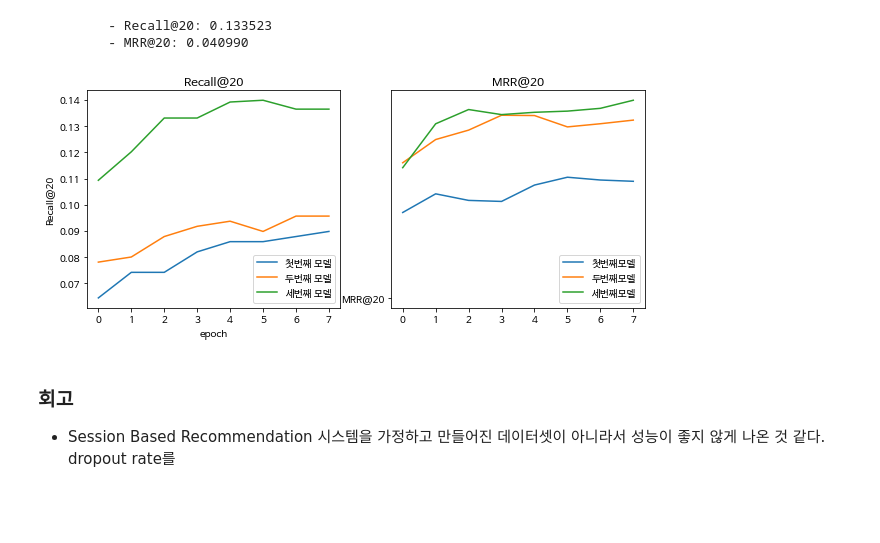
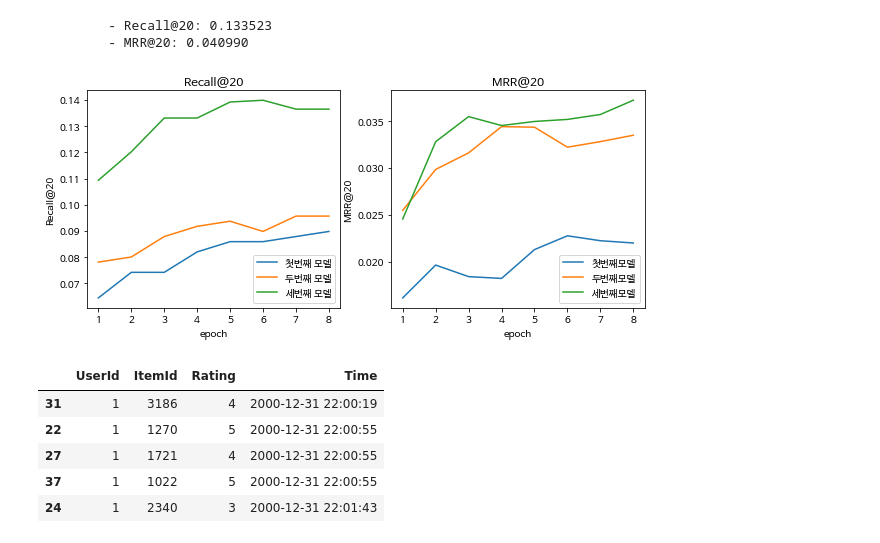
Before and after one commit to Asunny2019/AIFFEL_Exploration, a Jupyter notebook: [E16]Movielens_SB_recommendation.ipynb, the cells around one changed output. Drawn from its saved outputs; the diff is of its cells as text; code cells hidden in the pictures; blank space fills up the shorter version.

```diff
--- a/[E16]Movielens_SB_recommendation.ipynb
+++ b/[E16]Movielens_SB_recommendation.ipynb
@@ -683,26 +683,36 @@ test_model(model3, args3,test)
 # %%
 plt.figure(figsize=(10,4))
 plt.subplot(1,2,1)
 plt.plot(acc_["Recall@20"],label="첫번째 모델")
 plt.plot(acc_2["Recall@20"],label="두번째 모델")
 plt.plot(acc_3["Recall@20"],label="세번째 모델")
 
 plt.legend()
 plt.title("Recall@20")
 plt.ylabel("Recall@20")
 plt.xlabel("epoch")
+plt.xticks([i for i in range(0,8)],[i for i in range(1,9)])
 
 plt.subplot(1,2,2)
 plt.plot(acc_["MRR@20"], label="첫번째모델")
 plt.plot(acc_2["MRR@20"], label="두번째모델")
 plt.plot(acc_3["MRR@20"], label="세번째모델")
 
 plt.legend()
 plt.title("MRR@20")
+plt.ylabel("MRR@20")
+plt.xlabel("epoch")
+plt.xticks([i for i in range(0,8)],[i for i in range(1,9)])
 
 plt.show()
 # %% [output]
-[figure, old version]
+[figure, new version]
-# %% [markdown]
-### 회고
-- Session Based Recommendation 시스템을 가정하고 만들어진 데이터셋이 아니라서 성능이 좋지 않게 나온 것 같다. dropout rate를
+# %%
+data.loc[data["UserId"]==1].head()
+# %% [output]
+|  | UserId | ItemId | Rating | Time |
+| 31 | 1 | 3186 | 4 | 2000-12-31 22:00:19 |
+| 22 | 1 | 1270 | 5 | 2000-12-31 22:00:55 |
+| 27 | 1 | 1721 | 4 | 2000-12-31 22:00:55 |
+| 37 | 1 | 1022 | 5 | 2000-12-31 22:00:55 |
+| 24 | 1 | 2340 | 3 | 2000-12-31 22:01:43 |
```
Also changed, not shown: parts of 1 cell of this notebook.
